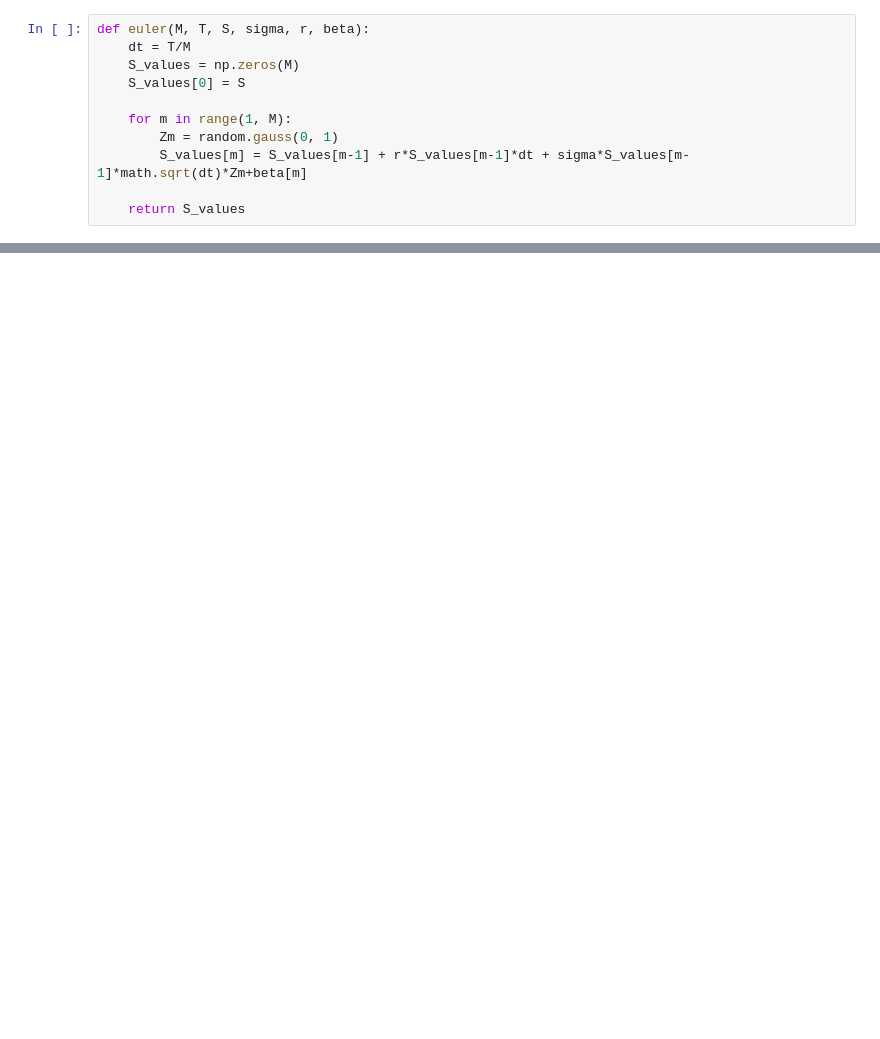
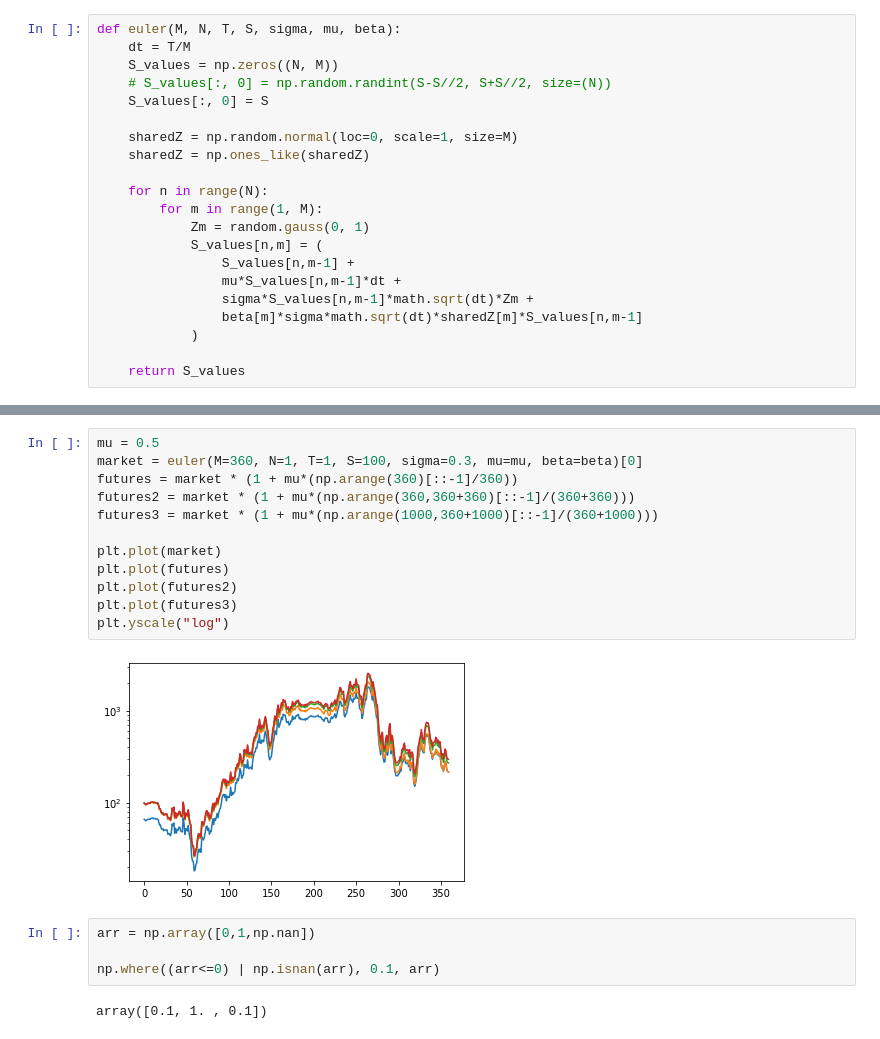
Before and after one commit to charelF/ComplexSystems, a Jupyter notebook: code/charel/marketsim.ipynb, the cells around one changed output, grey strips where cells are left out. Cells and saved outputs as stored; diff of their text form; blank space fills up the shorter version.

```diff
--- a/code/charel/marketsim.ipynb
+++ b/code/charel/marketsim.ipynb
@@ -6,11 +7,21 @@ import math
 # %%
-def euler(M, T, S, sigma, r, beta):
+def euler(M, N, T, S, sigma, mu, beta):
     dt = T/M
-    S_values = np.zeros(M)
-    S_values[0] = S
+    S_values = np.zeros((N, M))
+    # S_values[:, 0] = np.random.randint(S-S//2, S+S//2, size=(N))
+    S_values[:, 0] = S
 
-    for m in range(1, M):
-        Zm = random.gauss(0, 1)
-        S_values[m] = S_values[m-1] + r*S_values[m-1]*dt + sigma*S_values[m-1]*math.sqrt(dt)*Zm+beta[m]
+    sharedZ = np.random.normal(loc=0, scale=1, size=M)
+    sharedZ = np.ones_like(sharedZ)
+
+    for n in range(N):
+        for m in range(1, M):
+            Zm = random.gauss(0, 1)
+            S_values[n,m] = (
+                S_values[n,m-1] +
+                mu*S_values[n,m-1]*dt +
+                sigma*S_values[n,m-1]*math.sqrt(dt)*Zm +
+                beta[m]*sigma*math.sqrt(dt)*sharedZ[m]*S_values[n,m-1]
+            )
 
     return S_values
@@ -37,0 +68,20 @@ array([-0.8, -0.8, -0.8, -0.8, -0.8, -0.8, -0.8, -0.8, -0.8, -0.8, -0.8,
+# %%
+mu = 0.5
+market = euler(M=360, N=1, T=1, S=100, sigma=0.3, mu=mu, beta=beta)[0]
+futures = market * (1 + mu*(np.arange(360)[::-1]/360))
+futures2 = market * (1 + mu*(np.arange(360,360+360)[::-1]/(360+360)))
+futures3 = market * (1 + mu*(np.arange(1000,360+1000)[::-1]/(360+1000)))
+
+plt.plot(market)
+plt.plot(futures)
+plt.plot(futures2)
+plt.plot(futures3)
+plt.yscale("log")
+# %% [output]
+[figure, added]
+# %%
+arr = np.array([0,1,np.nan])
+
+np.where((arr<=0) | np.isnan(arr), 0.1, arr)
+# %% [output]
+array([0.1, 1. , 0.1])
```
Also changed, not shown: parts of 4 cells of this notebook, 1 other file.
